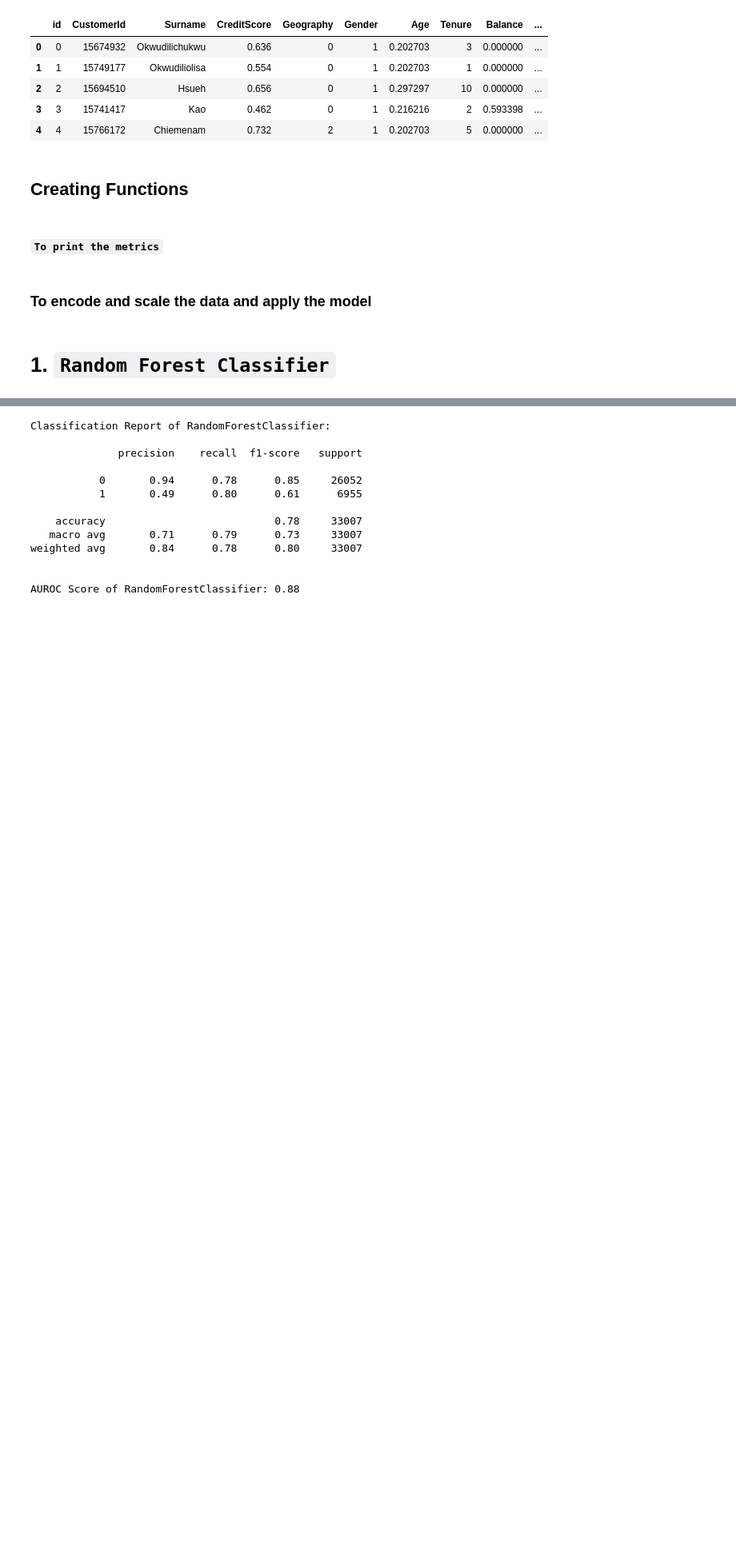
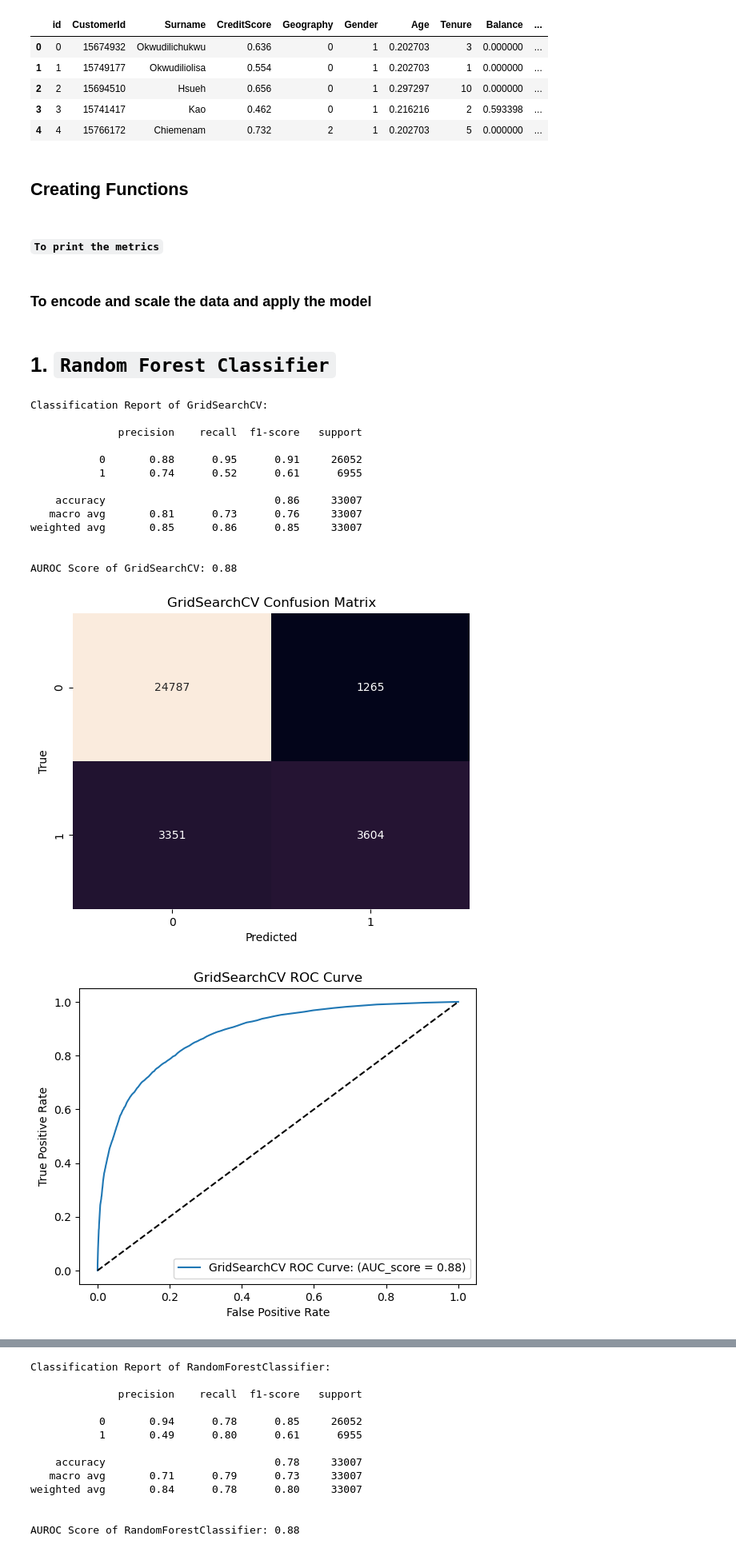
Before and after one commit to AammarTufail/six-months_python_for_data_science-mentorship-program, a Jupyter notebook: 00_projects/03_bank_churn_kaggle_competition/bankchurn_with_pytorch.ipynb, the cells around one changed output, grey strips where cells are left out. Shown at 80% size. Saved outputs shown, nothing was run; the diff lists cells and outputs as text; code cells hidden in the pictures; blank space fills up the shorter version.

```diff
--- a/00_projects/03_bank_churn_kaggle_competition/bankchurn_with_pytorch.ipynb
+++ b/00_projects/03_bank_churn_kaggle_competition/bankchurn_with_pytorch.ipynb
@@ -679,3 +679,46 @@ def apply_ml_model(model, df):
     print_report_matrix(model_name, y_test, y_pred, y_pred_prob)
 # %% [markdown]
 # 1. `Random Forest Classifier`
+# %%
+from sklearn.model_selection import GridSearchCV
+
+# Define the parameter grid
+param_grid = {
+    'n_estimators': [100, 200, 300],
+    'max_depth': [None, 5, 10],
+    'min_samples_split': [2, 5, 10],
+    'min_samples_leaf': [1, 2, 4],
+    'max_features': ['auto', 'sqrt', 'log2']
+}
+
+# Create the GridSearchCV object
+grid_search = GridSearchCV(estimator=RandomForestClassifier(random_state=42, class_weight='balanced'),
+                           param_grid=param_grid,
+                           scoring='accuracy',
+                           cv=5,
+                           n_jobs=-1)
+
+# Fit the GridSearchCV object to the data
+apply_ml_model(grid_search, df_train)
+# Get the best parameters and best score
+best_params = grid_search.best_params_
+best_score = grid_search.best_score_
+
+print("Best Parameters:", best_params)
+print("Best Score:", best_score)
+# %% [output]
+Classification Report of GridSearchCV:
+
+              precision    recall  f1-score   support
+
+           0       0.88      0.95      0.91     26052
+           1       0.74      0.52      0.61      6955
+
+    accuracy                           0.86     33007
+   macro avg       0.81      0.73      0.76     33007
+weighted avg       0.85      0.86      0.85     33007
+
+
+AUROC Score of GridSearchCV: 0.88
+[figure, added]
+[figure, added]
```
Also changed, not shown: parts of 1 cell of this notebook, 3 other files.
